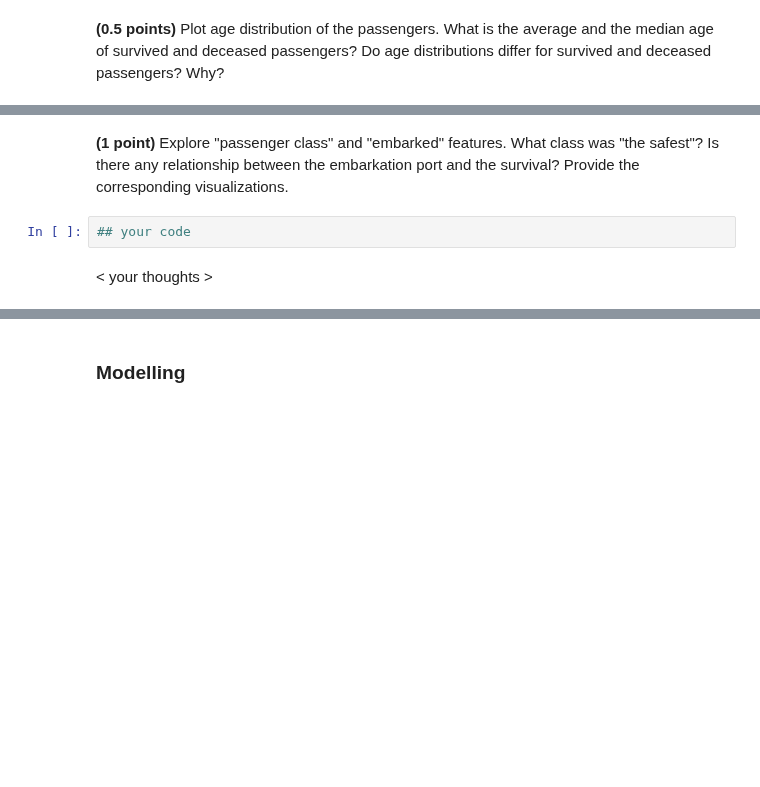
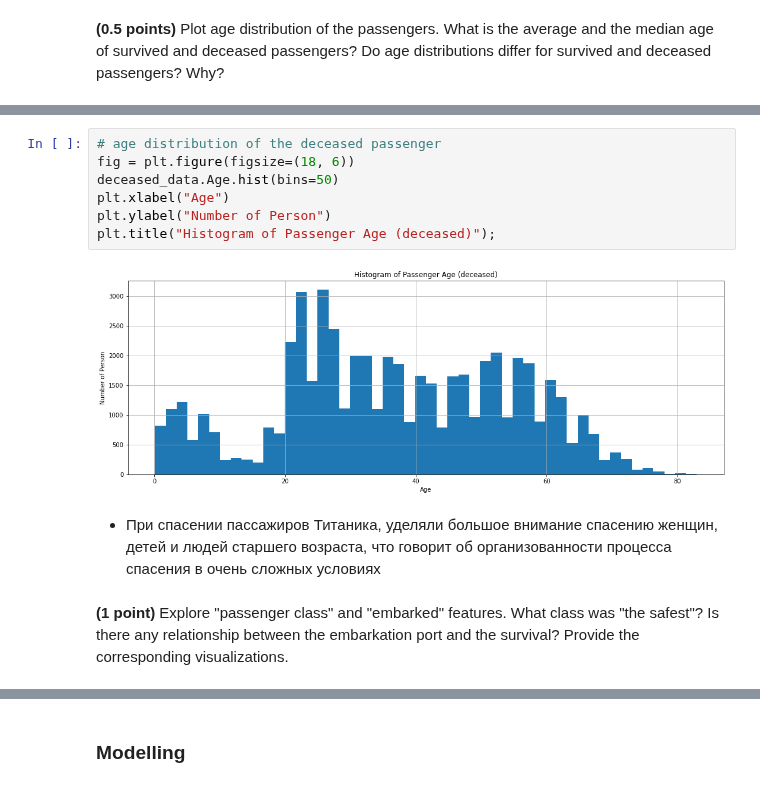
Before and after one commit to Leonidkourtch/ml-intro-1, a Jupyter notebook: 5_classification_linear_knn/hw_classification.ipynb, the cells around one changed output, grey strips where cells are left out. Cells and saved outputs as stored; diff of their text form; blank space fills up the shorter version.

```diff
--- a/5_classification_linear_knn/hw_classification.ipynb
+++ b/5_classification_linear_knn/hw_classification.ipynb
@@ -450,6 +518,13 @@ data.head()
+# %%
+# age distribution of the deceased passenger
+fig = plt.figure(figsize=(18, 6))
+deceased_data.Age.hist(bins=50)
+plt.xlabel("Age")
+plt.ylabel("Number of Person")
+plt.title("Histogram of Passenger Age (deceased)");
+# %% [output]
+[figure, added]
+# %% [markdown]
+- При спасении пассажиров Титаника, уделяли большое внимание спасению женщин, детей и людей старшего возраста, что говорит об  организованности процесса спасения в очень сложных условиях
 # %% [markdown]
 **(1 point)** Explore "passenger class" and "embarked" features. What class was "the safest"? Is there any relationship between the embarkation port and the survival? Provide the corresponding visualizations.
-# %%
-## your code
-# %% [markdown]
-< your thoughts >
```
Also changed, not shown: parts of 126 cells of this notebook.
